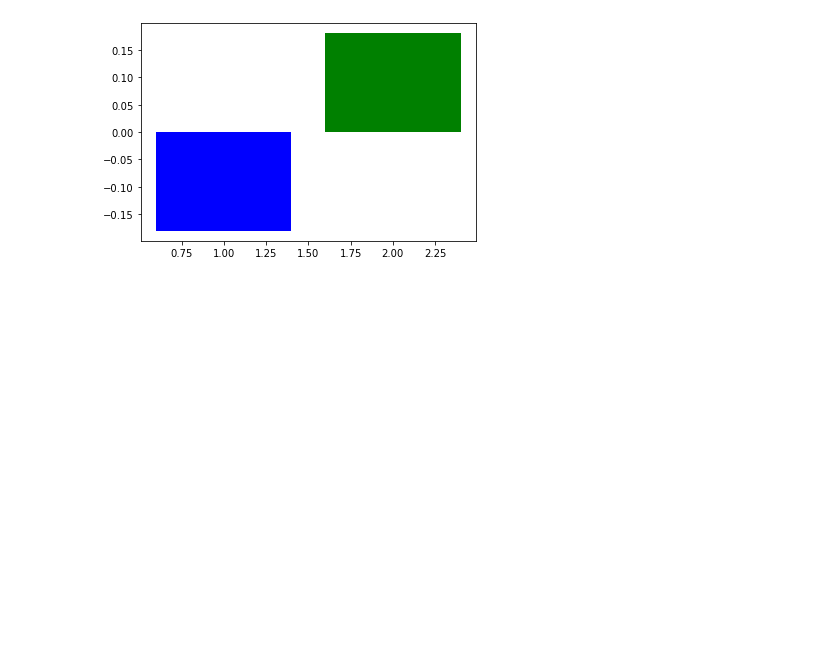
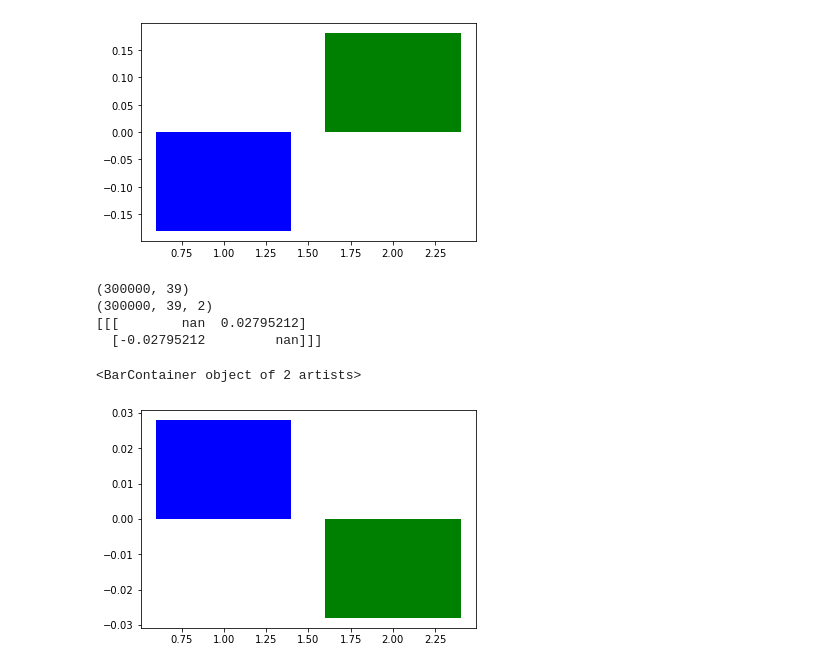
Before and after one commit to shivani485/internship_genzel_lab, a Jupyter notebook: Lag_HPC_PFC.ipynb, the cells around one changed output. Cells and saved outputs as stored; diff of their text form; code cells hidden in the pictures; blank space fills up the shorter version.

```diff
--- a/Lag_HPC_PFC.ipynb
+++ b/Lag_HPC_PFC.ipynb
@@ -100,3 +200,33 @@ plt.bar(
 # %% [output]
 <BarContainer object of 2 artists>
 [figure]
+# %%
+print(HPC.shape)
+
+signals = np.stack((HPC, PFC), axis=-1)
+
+print(signals.shape)
+
+m = Multitaper(
+signals,
+sampling_frequency=sampling_frequency,
+time_halfbandwidth_product=time_halfbandwidth_product,
+start_time=time[0],
+)
+c = Connectivity(fourier_coefficients=m.fft(), frequencies=m.frequencies, time=m.time)
+
+delay, slope, r_value = c.group_delay(
+frequencies_of_interest=list(range(2,10)), frequency_resolution=m.frequency_resolution
+)
+print(delay)
+
+plt.bar(
+    [1, 2], [delay[..., 0, 1].squeeze(), delay[..., 1, 0].squeeze()], color=["b", "g"]
+)
+# %% [output]
+(300000, 39)
+(300000, 39, 2)
+[[[        nan  0.02795212]
+  [-0.02795212         nan]]]
+<BarContainer object of 2 artists>
+[figure, added]
```
Also changed, not shown: parts of 14 cells of this notebook.
